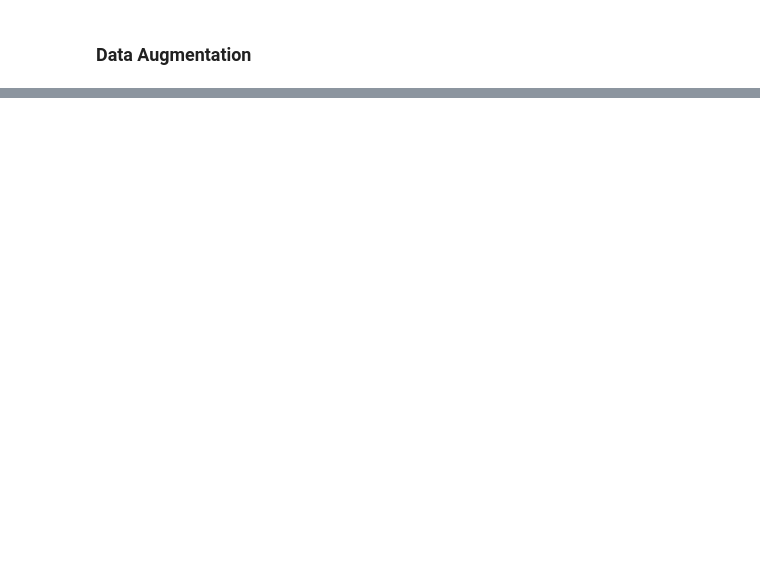
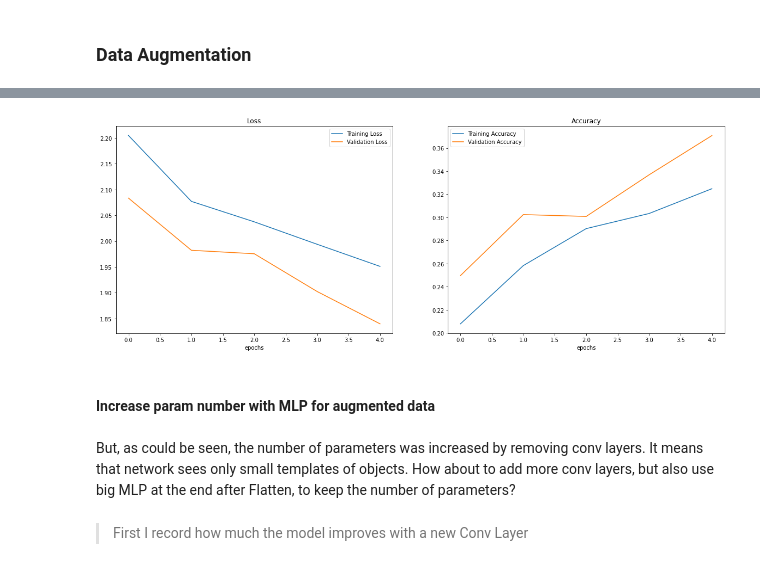
Before and after one commit to Nik-Kras/ZeroToMastery-TensorFlow-MyNotes, a Jupyter notebook: 04. Computer Vision/04. CV - Notes.ipynb, the cells around one changed output, grey strips where cells are left out. Drawn from its saved outputs; the diff is of its cells as text; code cells hidden in the pictures; blank space fills up the shorter version.

```diff
--- a/04. Computer Vision/04. CV - Notes.ipynb
+++ b/04. Computer Vision/04. CV - Notes.ipynb
@@ -2395,0 +2400,16 @@ Now it is a question of how to improve the accuracy
+# %%
+# Create ImageDataGenerator for training with data augmentation
+train_datagen_augmented = ImageDataGenerator(rescale = 1/255.,
+                                             rotation_range = 20,      # Rotates an image in range 0-20 degrees
+                                             shear_range = 0.2,        # Shears / cropps an image
+                                             zoom_range = 0.2,         # Zooms into the image up to +20%
+                                             width_shift_range = 0.15, # Shift the image by width
+                                             height_shift_range = 0.15,# Shift the image by height
+                                             horizontal_flip= True)    # Flips an image horizontally
+# %%
+train_data_augmented = train_datagen_augmented.flow_from_directory(train_path,
+                                                         target_size = (224,224),
+                                                         batch_size = 32,
+                                                         class_mode='categorical',
+                                                         seed = 1203,
+                                                         shuffle=True)
@@ -2395,0 +2459,9 @@ Now it is a question of how to improve the accuracy
+# %%
+model_23 = tf.keras.models.clone_model(model_19)
+
+# Set regularization
+model_23.compile(optimizer = Adam(),
+                 loss = CategoricalCrossentropy(),
+                 metrics = ['accuracy'])
+
+model_23.summary()
@@ -2395,0 +2486,8 @@ Now it is a question of how to improve the accuracy
+# %%
+history_23 = model_23.fit(train_data_augmented,
+                          batch_size=32,
+                          epochs=5,
+                          steps_per_epoch = len(train_data_augmented),
+                          validation_batch_size=32,
+                          validation_data = test_data,
+                          validation_steps = len(test_data))
@@ -2395,0 +2512,10 @@ Now it is a question of how to improve the accuracy
+# %%
+plot_loss_curves(history_23)
+# %% [output]
+[figure, added]
+# %% [markdown]
+#### Increase param number with MLP for augmented data
+# %% [markdown]
+But, as could be seen, the number of parameters was increased by removing conv layers. It means that network sees only small templates of objects. How about to add more conv layers, but also use big MLP at the end after Flatten, to keep the number of parameters?
+# %% [markdown]
+> First I record how much the model improves with a new Conv Layer
```
Also changed, not shown: parts of 22 cells of this notebook, 1 other file.
